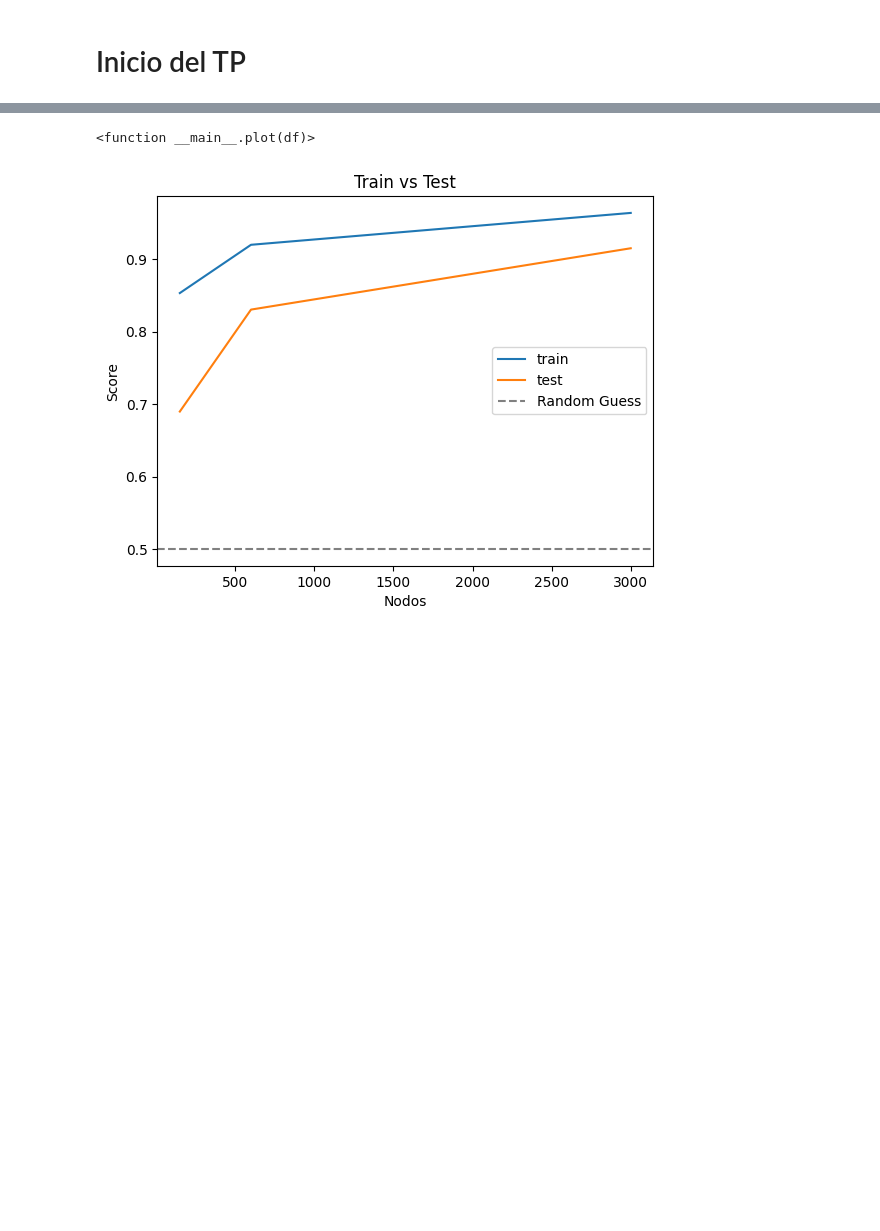
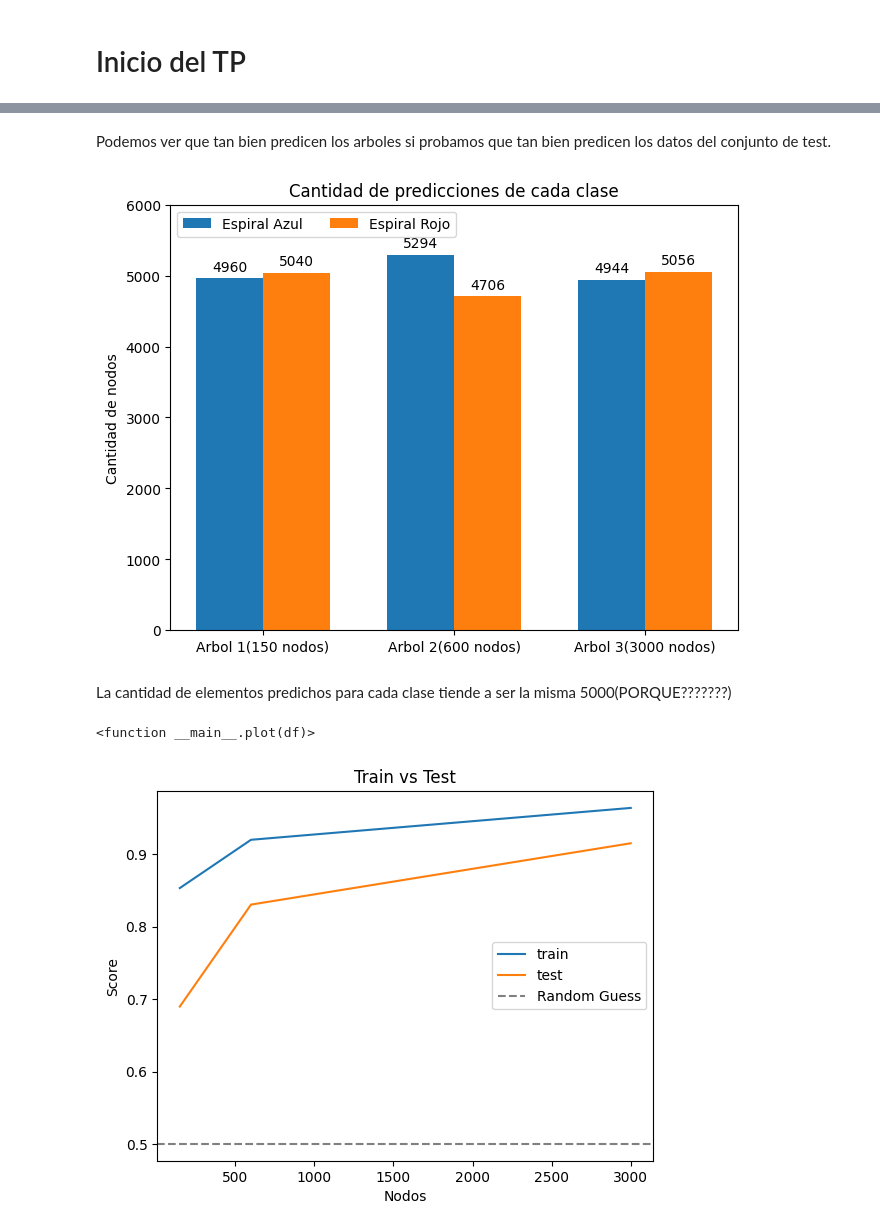
Before and after one commit to DonBerge/IIA-TPS, a Jupyter notebook: TP3/IIA24_ML_Generacion.ipynb, the cells around one changed output, grey strips where cells are left out. Saved outputs shown, nothing was run; the diff lists cells and outputs as text; code cells hidden in the pictures; blank space fills up the shorter version.

```diff
--- a/TP3/IIA24_ML_Generacion.ipynb
+++ b/TP3/IIA24_ML_Generacion.ipynb
@@ -219,3 +281,55 @@ Entrenamos el arbol de decision a partir de cada uno de los conjunto definidos p
+# %% [markdown]
+Podemos ver que tan bien predicen los arboles si probamos que tan bien predicen los datos del conjunto de test.
+# %%
+x = [150, 600, 3000]
+espiralAzul = []
+espiralRojo = []
+
+for t in [t1, t2, t3]:
+    # Predigo la clase de cada punto
+    pred = t.predict(test['input'].tolist())
+
+    azul = pred.tolist().count(0)
+    rojo = pred.tolist().count(1)
+
+    espiralAzul.append(azul)
+    espiralRojo.append(rojo)
+
+data = {
+    "Arbol 1(150 nodos)": (espiralAzul[0], espiralRojo[0]),
+    "Arbol 2(600 nodos)": (espiralAzul[1], espiralRojo[1]),
+    "Arbol 3(3000 nodos)": (espiralAzul[2], espiralRojo[2]),
+}
+
+x = np.arange(len(data))
+
+width = 0.35  # Adjusted width for better spacing
+fig, ax = plt.subplots(layout='constrained')
+
+# Separate azul and rojo values
+azul_values = [v[0] for v in data.values()]
+rojo_values = [v[1] for v in data.values()]
+
+# Plot bars for azul and rojo
+rects1 = ax.bar(x - width / 2, azul_values, width, label='Espiral Azul')
+rects2 = ax.bar(x + width / 2, rojo_values, width, label='Espiral Rojo')
+
+# Add labels
+ax.bar_label(rects1, padding=3)
+ax.bar_label(rects2, padding=3)
+
+# Set labels and title
+ax.set_ylabel('Cantidad de nodos')
+ax.set_title('Cantidad de predicciones de cada clase')
+ax.set_xticks(x, list(data.keys()))
+ax.legend(loc='upper left', ncols=2)
+ax.set_ylim(0, 6000)  # Adjusted y-axis limit for better visualization
+
+plt.show()
+# %% [output]
+[figure, added]
+# %% [markdown]
+La cantidad de elementos predichos para cada clase tiende a ser la misma 5000(PORQUE???????)
 # %%
 from sklearn.tree import DecisionTreeClassifier
 from sklearn import metrics
```
Also changed, not shown: parts of 13 cells of this notebook.
